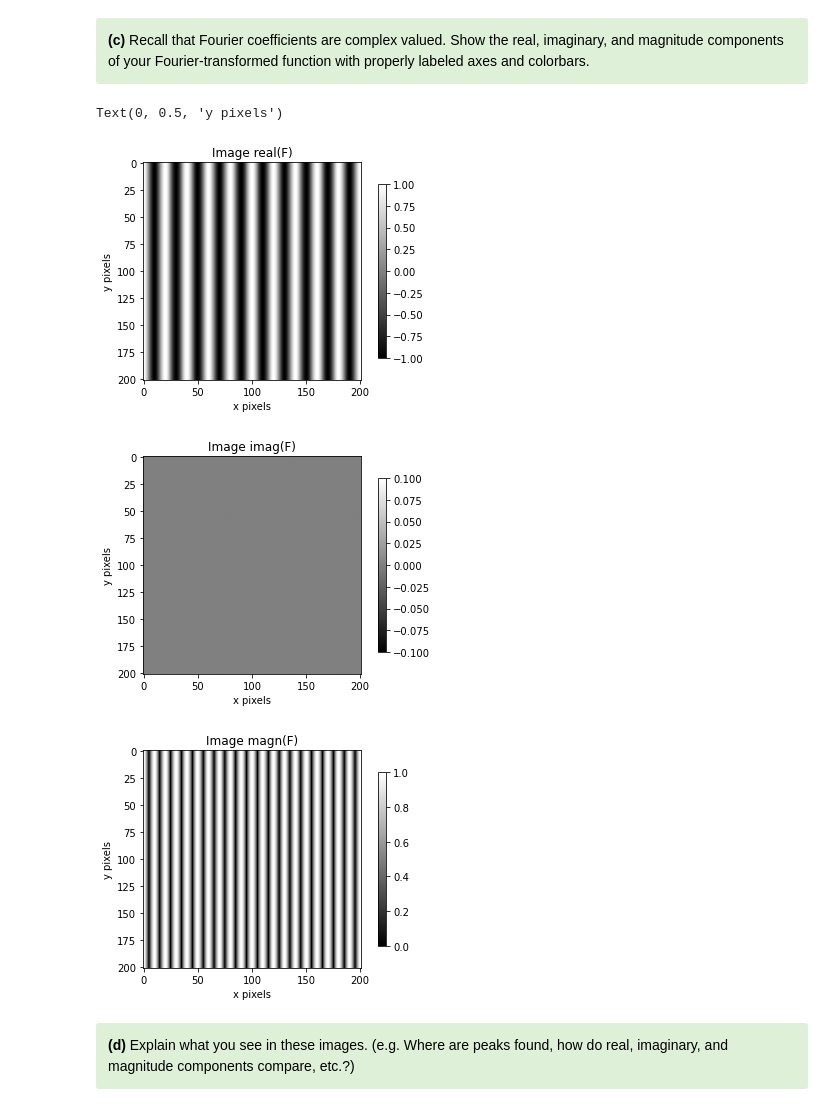
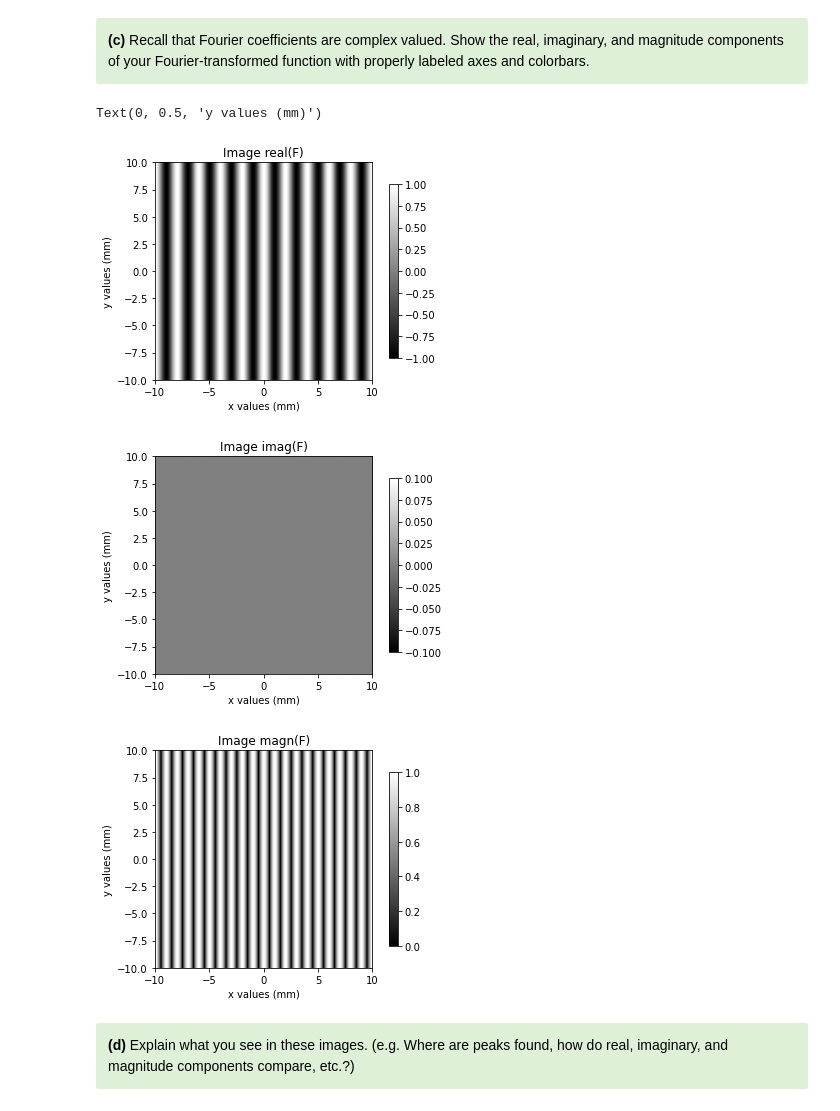
Before and after one commit to dishamishra/Labs_Imager, a Jupyter notebook: Lab2 Part1 (Clean).ipynb, the cells around one changed output. Cells and saved outputs as stored; diff of their text form; code cells hidden in the pictures.

```diff
--- a/Lab2 Part1 (Clean).ipynb
+++ b/Lab2 Part1 (Clean).ipynb
@@ -196,35 +196,35 @@ Nyquist frequency is 10 / 2 = 5.0 mm.
 # %%
 # Real part
 real_F = np.real(F)
 plt.figure()
-real_F_plot = plt.imshow(real_F, cmap='gray')
+real_F_plot = plt.imshow(real_F, cmap='gray', extent = [-10,10,-10,10])
 plt.colorbar(real_F_plot, shrink=0.8)
 plt.title("Image real(F)")
-plt.xlabel("x pixels")
-plt.ylabel("y pixels")
+plt.xlabel("x values (mm)")
+plt.ylabel("y values (mm)")
 
 # Imaginary part
 imaginary_F = np.imag(F)
 plt.figure()
-imag_F_plot = plt.imshow(imaginary_F, cmap='gray')
+imag_F_plot = plt.imshow(imaginary_F, cmap='gray', extent = [-10,10,-10,10])
 plt.colorbar(imag_F_plot, shrink=0.8)
 plt.title("Image imag(F)")
-plt.xlabel("x pixels")
-plt.ylabel("y pixels")
+plt.xlabel("x values (mm)")
+plt.ylabel("y values (mm)")
 
 # Magnitude
 magn_F = np.abs(F)
 plt.figure()
-magn_F_plot = plt.imshow(magn_F, cmap='gray')
+magn_F_plot = plt.imshow(magn_F, cmap='gray', extent = [-10,10,-10,10])
 plt.colorbar(magn_F_plot, shrink=0.8)
 plt.title("Image magn(F)")
-plt.xlabel("x pixels")
-plt.ylabel("y pixels")
+plt.xlabel("x values (mm)")
+plt.ylabel("y values (mm)")
 # %% [output]
-Text(0, 0.5, 'y pixels')
+Text(0, 0.5, 'y values (mm)')
-[figure, old version]
+[figure, new version]
-[figure, old version]
+[figure, new version]
-[figure, old version]
+[figure, new version]
 # %% [markdown]
 <div class="alert alert-block alert-success">
 <font color='black'> <b>(d)</b> Explain what you see in these images. (e.g. Where are peaks found, how do real, imaginary, and magnitude components compare, etc.?)   </font>
```
Also changed, not shown: parts of 7 cells of this notebook.
